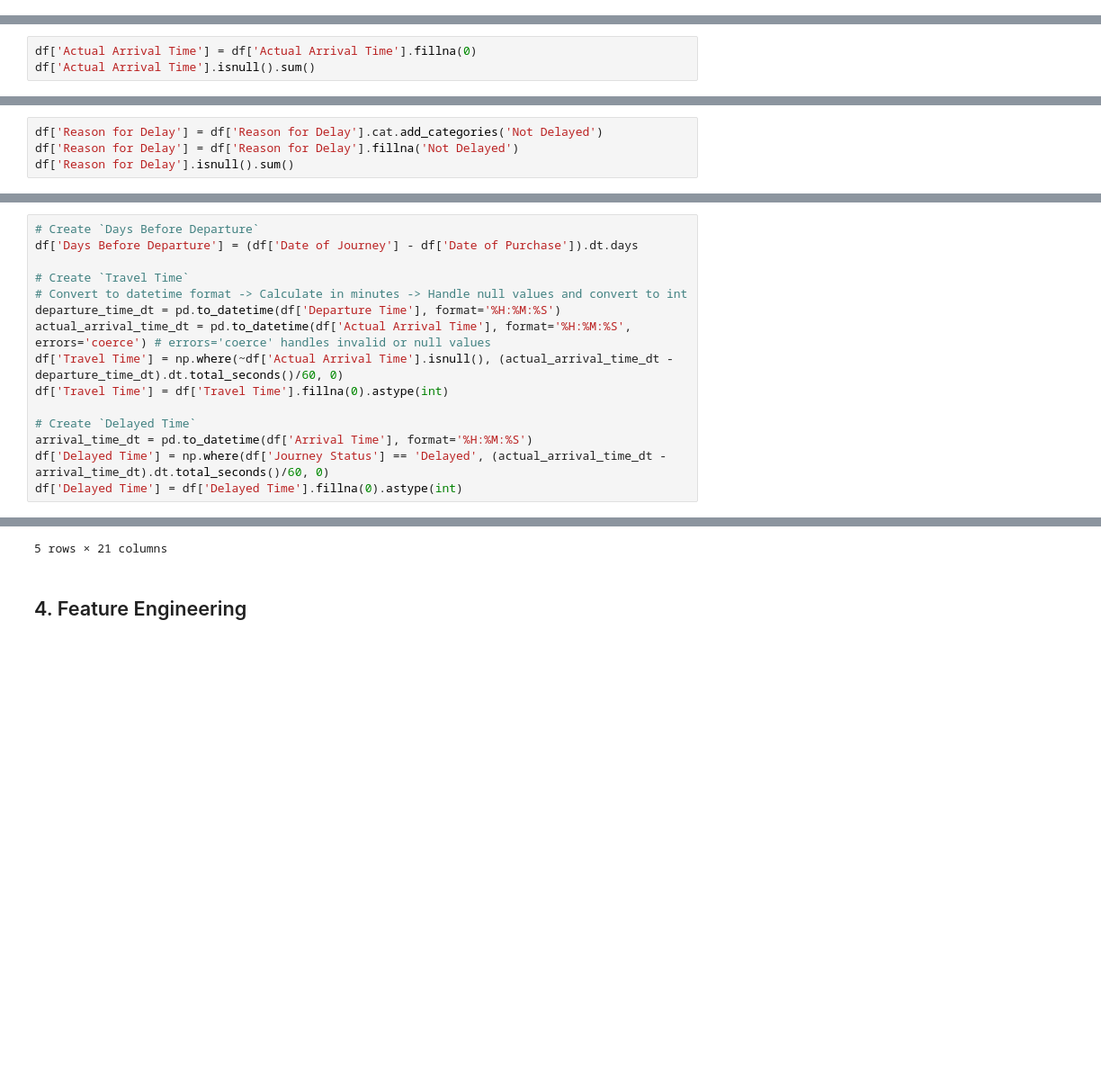
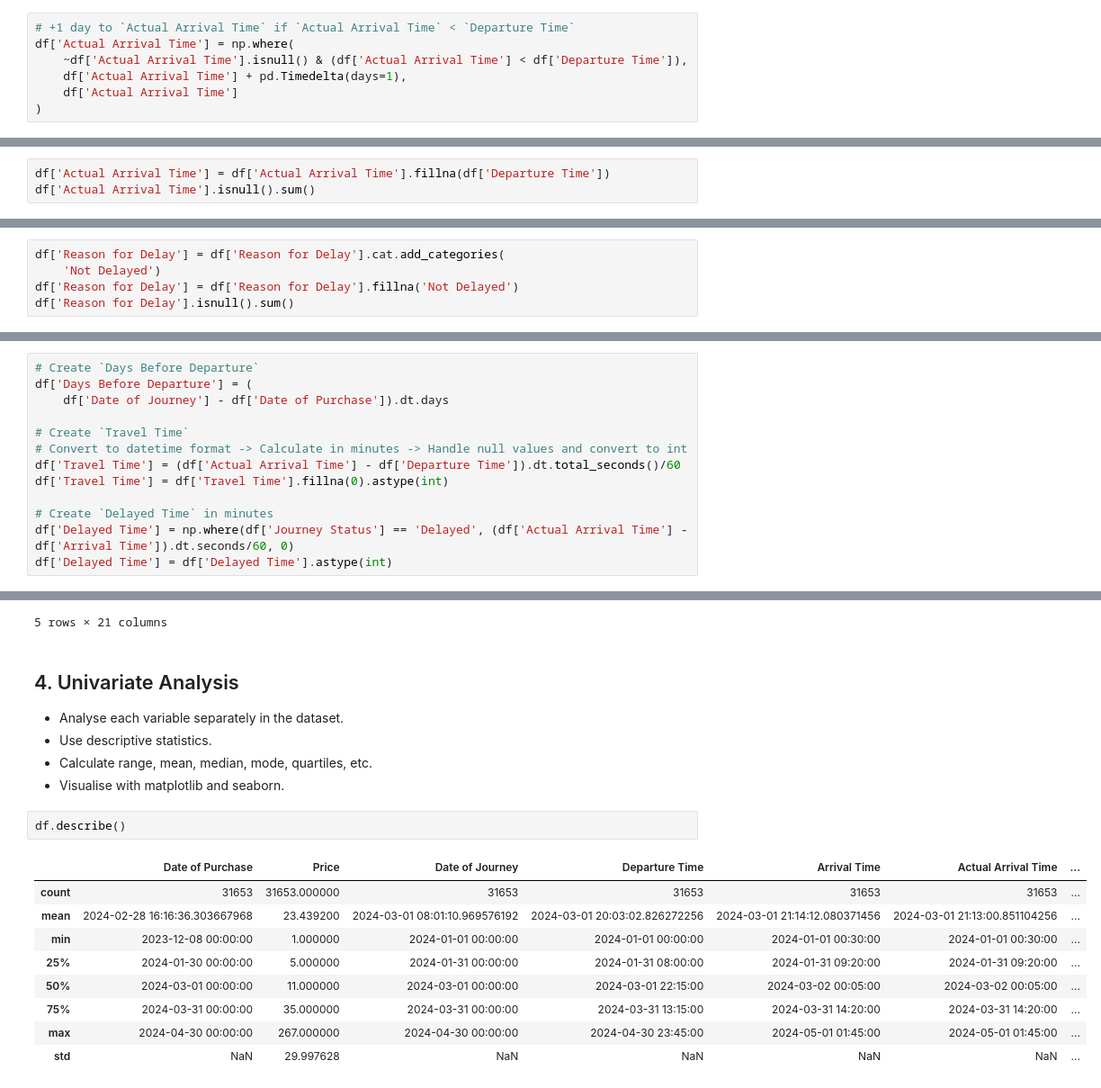
Before and after one commit to tsu76i/DS-playground, a Jupyter notebook: 1. Exploratory Data Analysis (EDA)/1.1_UK_Train_Rides.ipynb, the cells around one changed output, grey strips where cells are left out. Shown at 90% size. Cells and saved outputs as stored; diff of their text form; blank space fills up the shorter version.

```diff
--- a/1. Exploratory Data Analysis (EDA)/1.1_UK_Train_Rides.ipynb
+++ b/1. Exploratory Data Analysis (EDA)/1.1_UK_Train_Rides.ipynb
@@ -199,3 +212,10 @@ df['Refund Request'] = df['Refund Request'].map({'Yes':True, 'No':False})
+# %%
+# +1 day to `Actual Arrival Time` if `Actual Arrival Time` < `Departure Time`
+df['Actual Arrival Time'] = np.where(
+    ~df['Actual Arrival Time'].isnull() & (df['Actual Arrival Time'] < df['Departure Time']),
+    df['Actual Arrival Time'] + pd.Timedelta(days=1),
+    df['Actual Arrival Time']
+)
 # %%
 df.dtypes
 # %% [output]
@@ -276,12 +296,13 @@ All null values in the `Actual Arrival Time` column are due to cancellations. Th
 # %%
-df['Actual Arrival Time'] = df['Actual Arrival Time'].fillna(0)
+df['Actual Arrival Time'] = df['Actual Arrival Time'].fillna(df['Departure Time'])
 df['Actual Arrival Time'].isnull().sum()
 # %% [output]
 np.int64(0)
 # %% [markdown]
  Similarly, null values in the `Reason for Delay` column occur only when the `Journey Status` is `On Time`. These will be replaced with `Not Delayed`.
 # %%
-df['Reason for Delay'] = df['Reason for Delay'].cat.add_categories('Not Delayed')
+df['Reason for Delay'] = df['Reason for Delay'].cat.add_categories(
+    'Not Delayed')
 df['Reason for Delay'] = df['Reason for Delay'].fillna('Not Delayed')
 df['Reason for Delay'].isnull().sum()
 # %% [output]
@@ -328,19 +349,17 @@ In this analysis, there is no need of normalising, standarsing numerical variabl
 - Delay duration in minutes for delayed trains, calculated as the difference between `Arrival Time` and `Actual Arrival Time`.
 # %%
 # Create `Days Before Departure`
-df['Days Before Departure'] = (df['Date of Journey'] - df['Date of Purchase']).dt.days
+df['Days Before Departure'] = (
+    df['Date of Journey'] - df['Date of Purchase']).dt.days
 
 # Create `Travel Time`
 # Convert to datetime format -> Calculate in minutes -> Handle null values and convert to int
-departure_time_dt = pd.to_datetime(df['Departure Time'], format='%H:%M:%S')
-actual_arrival_time_dt = pd.to_datetime(df['Actual Arrival Time'], format='%H:%M:%S', errors='coerce') # errors='coerce' handles invalid or null values
-df['Travel Time'] = np.where(~df['Actual Arrival Time'].isnull(), (actual_arrival_time_dt - departure_time_dt).dt.total_seconds()/60, 0)
+df['Travel Time'] = (df['Actual Arrival Time'] - df['Departure Time']).dt.total_seconds()/60
 df['Travel Time'] = df['Travel Time'].fillna(0).astype(int)
 
-# Create `Delayed Time`
-arrival_time_dt = pd.to_datetime(df['Arrival Time'], format='%H:%M:%S')
-df['Delayed Time'] = np.where(df['Journey Status'] == 'Delayed', (actual_arrival_time_dt - arrival_time_dt).dt.total_seconds()/60, 0)
-df['Delayed Time'] = df['Delayed Time'].fillna(0).astype(int)
+# Create `Delayed Time` in minutes
+df['Delayed Time'] = np.where(df['Journey Status'] == 'Delayed', (df['Actual Arrival Time'] - df['Arrival Time']).dt.seconds/60, 0)
+df['Delayed Time'] = df['Delayed Time'].astype(int)
 # %%
 df.head()
 # %% [output]
@@ -352,4 +371,20 @@ df.head()
 | 4 | 2be00b45-0762-485e-a7a3 | 2023-12-27 | 18:22:56 | Online | Contactless | Youth | ... |
 5 rows × 21 columns
 # %% [markdown]
-## 4. Feature Engineering <a class="anchor" id="feature_engineering"></a>
+## 4. Univariate Analysis <a class="anchor" id="univariate_analysis"></a>
+- Analyse each variable separately in the dataset.
+- Use descriptive statistics.
+- Calculate range, mean, median, mode, quartiles, etc.
+- Visualise with matplotlib and seaborn.
+# %%
+df.describe()
+# %% [output]
+|  | Date of Purchase | Price | Date of Journey | Departure Time | Arrival Time | Actual Arrival Time | ... |
+| count | 31653 | 31653.000000 | 31653 | 31653 | 31653 | 31653 | ... |
+| mean | 2024-02-28 16:16:36.303667968 | 23.439200 | 2024-03-01 08:01:10.969576192 | 2024-03-01 20:03:02.826272256 | 2024-03-01 21:14:12.080371456 | 2024-03-01 21:13:00.851104256 | ... |
+| min | 2023-12-08 00:00:00 | 1.000000 | 2024-01-01 00:00:00 | 2024-01-01 00:00:00 | 2024-01-01 00:30:00 | 2024-01-01 00:30:00 | ... |
+| 25% | 2024-01-30 00:00:00 | 5.000000 | 2024-01-31 00:00:00 | 2024-01-31 08:00:00 | 2024-01-31 09:20:00 | 2024-01-31 09:20:00 | ... |
+| 50% | 2024-03-01 00:00:00 | 11.000000 | 2024-03-01 00:00:00 | 2024-03-01 22:15:00 | 2024-03-02 00:05:00 | 2024-03-02 00:05:00 | ... |
+| 75% | 2024-03-31 00:00:00 | 35.000000 | 2024-03-31 00:00:00 | 2024-03-31 13:15:00 | 2024-03-31 14:20:00 | 2024-03-31 14:20:00 | ... |
+| max | 2024-04-30 00:00:00 | 267.000000 | 2024-04-30 00:00:00 | 2024-04-30 23:45:00 | 2024-05-01 01:45:00 | 2024-05-01 01:45:00 | ... |
+| std | NaN | 29.997628 | NaN | NaN | NaN | NaN | ... |
```
Also changed, not shown: parts of 6 cells of this notebook.
